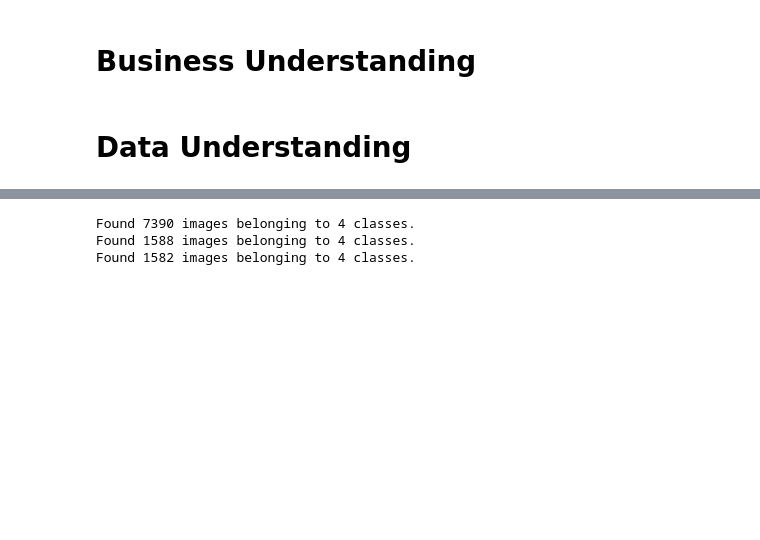
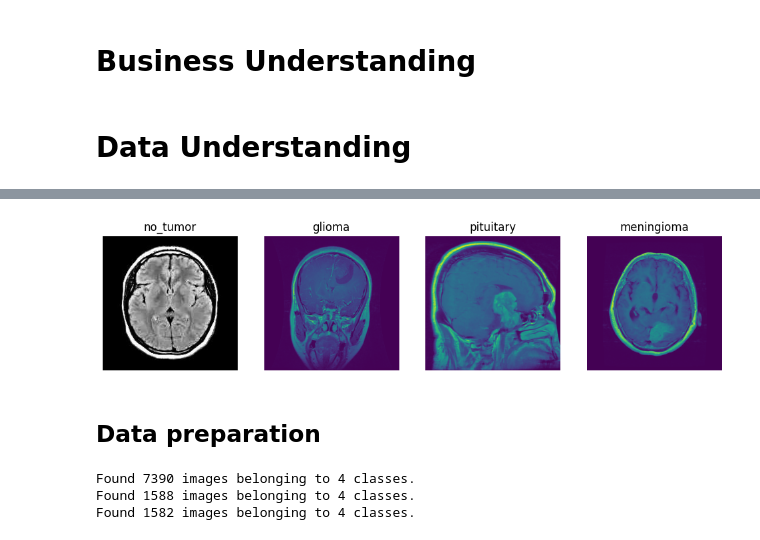
Before and after one commit to JohnNun/brain_tumor_identification, a Jupyter notebook: Notebook.ipynb, the cells around one changed output, grey strips where cells are left out. Drawn from its saved outputs; the diff is of its cells as text; code cells hidden in the pictures; blank space fills up the shorter version.

```diff
--- a/Notebook.ipynb
+++ b/Notebook.ipynb
@@ -56,2 +78,17 @@ os.chmod(kaggle_path/'kaggle.json', 600)
+# %%
+# Code to randomly display an image from each class
+fig, axes = plt.subplots(1, 4, figsize=(12, 6))
+for i, category in enumerate(['no_tumor', 'glioma', 'pituitary', 'meningioma']):
+    path = os.path.join(directory, category)
+    sample = random.choice(os.listdir(path))
+    img = mpimg.imread(os.path.join(path, sample))
+
+    axes[i].imshow(img)
+    axes[i].set_title(f"{category}")
+    axes[i].axis('off');
+# %% [output]
+[figure, added]
+# %% [markdown]
+## Data preparation
 # %%
 # Splitting data into train, test, and validation data directories
```
Also changed, not shown: parts of 10 cells of this notebook.
